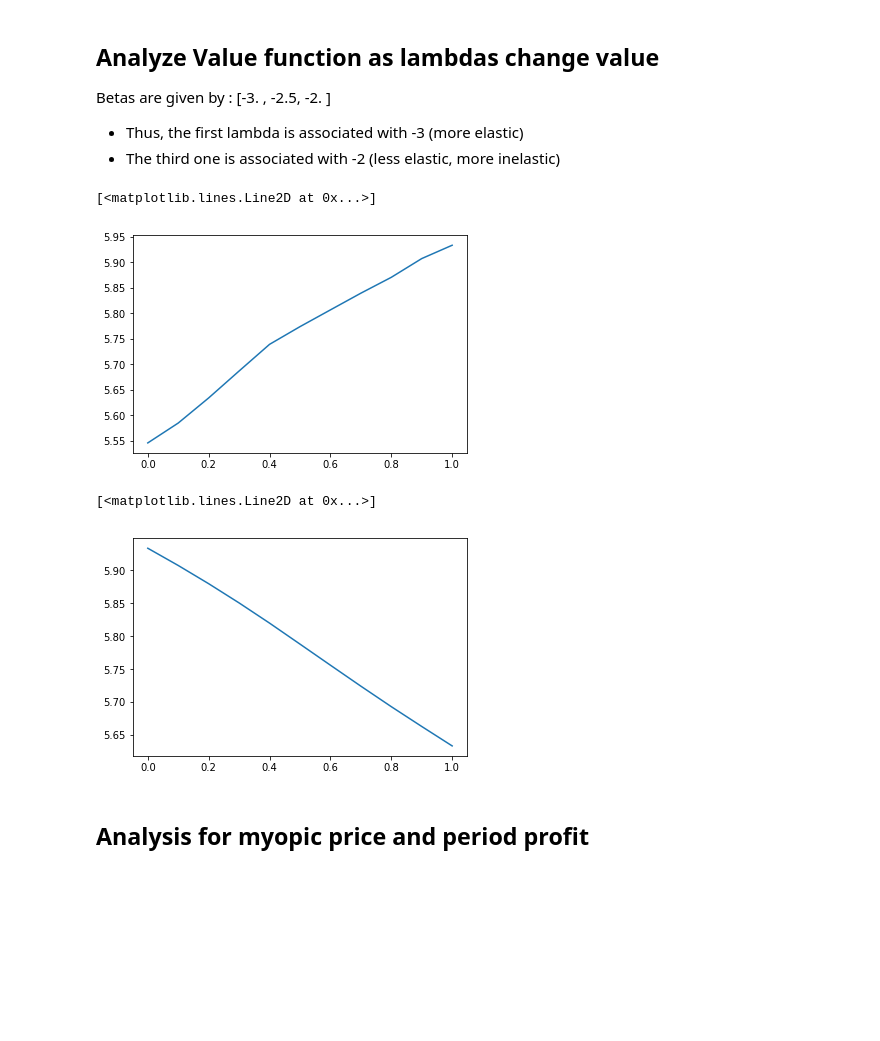
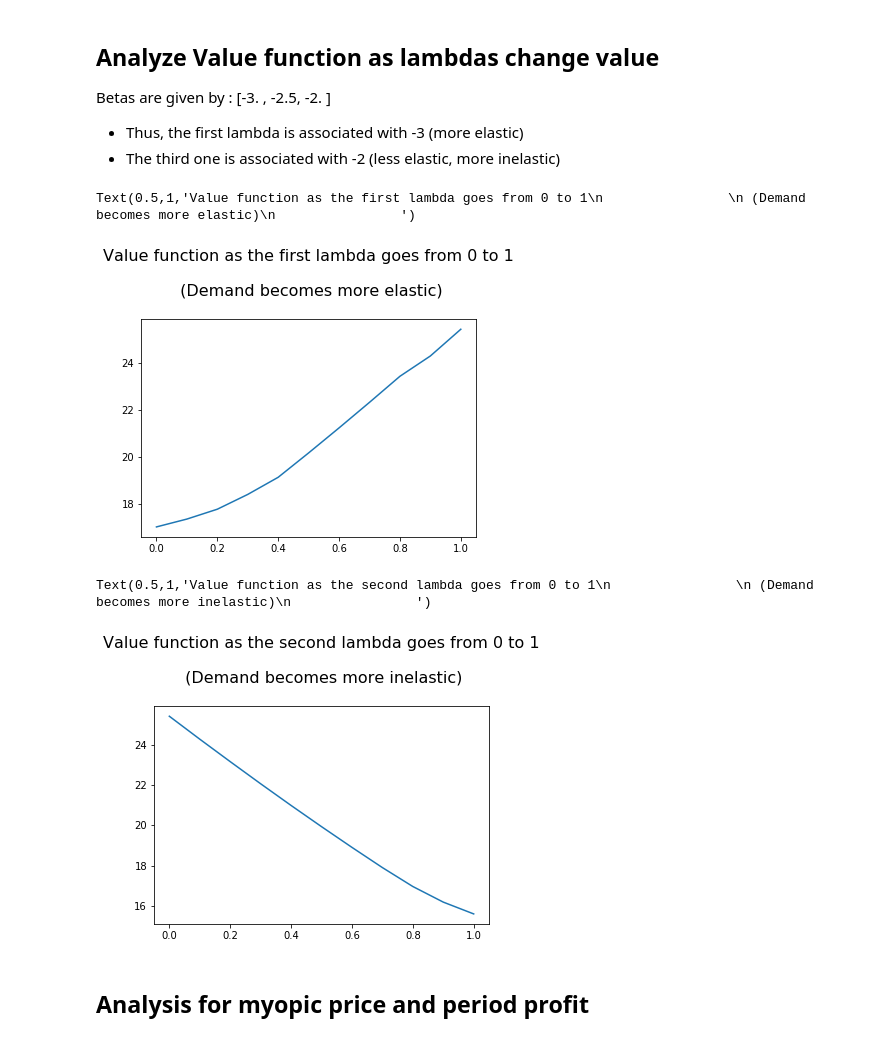
Before and after one commit to cdagnino/LearningModels, a Jupyter notebook: Notebooks/analyzing_VFI_results.ipynb, the cells around one changed output. Saved outputs shown, nothing was run; the diff lists cells and outputs as text; code cells hidden in the pictures; blank space fills up the shorter version.

```diff
--- a/Notebooks/analyzing_VFI_results.ipynb
+++ b/Notebooks/analyzing_VFI_results.ipynb
@@ -23,5 +23,19 @@ import matplotlib.pyplot as plt
 import dill
 import numpy as np
 import pandas as pd
-with open('../data/2018-9-1vfi_dict.dill', 'rb') as file:
+file_n = "2018-9-28vfi_dict.dill"  #"2018-9-22vfi_dict.dill"
+with open('../data/' + file_n, 'rb') as file:
     data_d = dill.load(file)
+
+import sys
+sys.path.append('../')
+import src
+
+lambdas = src.generate_simplex_3dims(n_per_dim=data_d['n_of_lambdas_per_dim'])
+price_grid = np.linspace(data_d['min_price'], data_d['max_price'])
+
+policy = data_d['policy']
+valueF = data_d['valueF']
+
+lambdas_ext = src.generate_simplex_3dims(n_per_dim=30)
+lambdas_ext.shape
@@ -48,30 +72,30 @@ Betas are given by : [-3. , -2.5, -2. ]
 + Thus, the first lambda is associated with -3 (more elastic)
 + The third one is associated with -2 (less elastic, more inelastic)
 # %%
-lambdas_selected = np.array([[0., 0.5],
-                            [0.1, 0.5],
-                            [0.2, 0.5],
-                            [0.3, 0.5],
-                            [0.4, 0.5],
-                             [0.5, 0.4],
-                             [0.6, 0.3],
-                             [0.7, 0.2],
-                             [0.8, 0.1],
-                             [0.9, 0.1],
-                             [1., 0.]
-                            ])
+lambdas_selected = np.array([[0.0, 0.5, 0.5],
+                    [0.1, 0.5, 0.4],
+                    [0.2, 0.5, 0.3],
+                    [0.3, 0.5, 0.2],
+                    [0.4, 0.5, 0.1],
+                    [0.5, 0.4, 0.1],
+                    [0.6, 0.3, 0.1],
+                    [0.7, 0.2, 0.1],
+                    [0.8, 0.1, 0.1],
+                    [0.9, 0.1, 0.0],
+                    [1.0, 0.0, 0.0]])
+
 
 lambda1 = lambdas_selected[:, 0]
-valuef_values = valueF(lambdas_selected)
+valuef_values = valueF(lambdas_selected[:, 0:2])
 
 fig, ax = plt.subplots(1, 1)
 ax.plot(lambda1, valuef_values)
 ax.set_title("""Value function as the first lambda goes from 0 to 1
                 \n (Demand becomes more elastic)
                 """, size=16)
 # %% [output]
-[<matplotlib.lines.Line2D at 0x...>]
+Text(0.5,1,'Value function as the first lambda goes from 0 to 1\n                \n (Demand becomes more elastic)\n                ')
-[figure, old version]
+[figure, new version]
 # %%
 lambdas_selected2 = np.array([[1., 0.],
                             [0.9, 0.1],
@@ -95,8 +119,8 @@ ax.set_title("""Value function as the second lambda goes from 0 to 1
                 \n (Demand becomes more inelastic)
                 """, size=16)
 # %% [output]
-[<matplotlib.lines.Line2D at 0x...>]
+Text(0.5,1,'Value function as the second lambda goes from 0 to 1\n                \n (Demand becomes more inelastic)\n                ')
-[figure, old version]
+[figure, new version]
 # %% [markdown]
 ## Analysis for myopic price and period profit
 # %%
```
Also changed, not shown: parts of 6 cells of this notebook, 2 other files.
